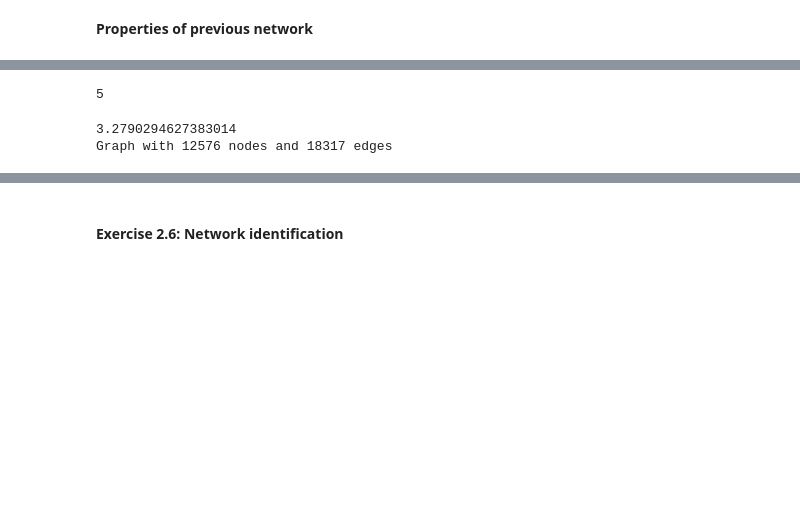
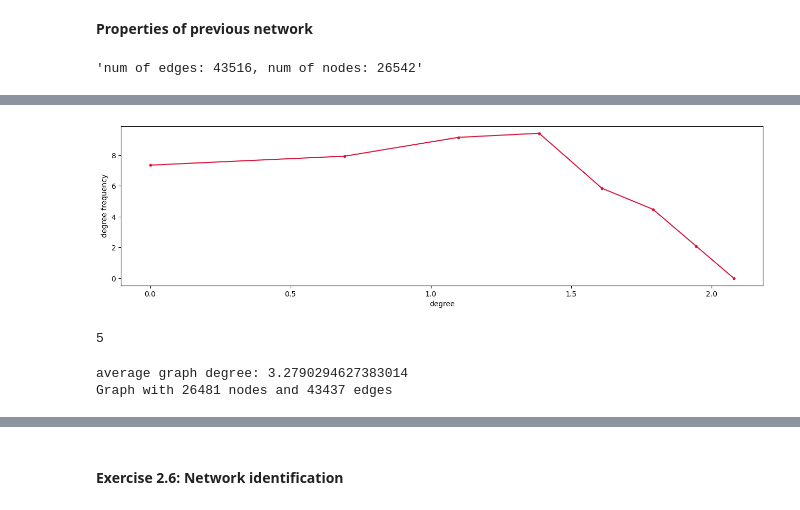
Before and after one commit to ewaMiazga/InternetAnalytics-2023, a Jupyter notebook: assignment/ix-lab2-notebook-part1.ipynb, the cells around one changed output, grey strips where cells are left out. Saved outputs shown, nothing was run; the diff lists cells and outputs as text; code cells hidden in the pictures; blank space fills up the shorter version.

Commit message:
Add yhe analyse of the second network

```diff
--- a/assignment/ix-lab2-notebook-part1.ipynb
+++ b/assignment/ix-lab2-notebook-part1.ipynb
@@ -210,6 +209,5 @@ reachable_r(r)
 # %% [markdown]
 #### Exercise 2.5: Network comparison
 # %%
-network2 = pd.read_csv('../data/network2.csv', comment = '#', header = None)
-network2.columns = ['fromNode', 'toNode']
+network2 = load_data('network2.csv', '#', None)
 network2.head()
@@ -217,11 +222,9 @@ network2.head()
 **Properties of previous network**
 # %%
 #create the graph of second network
-G2 = nx.Graph()
-G2 = nx.from_pandas_edgelist(network2, 'fromNode', 'toNode')
+G2 = create_graph(network2)
 # %%
 #calc num of edges and nodes in the graph
-num_edges = G2.number_of_edges()
-num_nodes = G2.number_of_nodes()
-print(num_edges)
-print(num_nodes)
+graph_info(G2)
+# %% [output]
+'num of edges: 43516, num of nodes: 26542'
@@ -242,0 +231,4 @@ ax.set_xlabel('degree')
+# %%
+# distribution of degrees in the network
+display_degree_freq(G2)
+# %% [output]
@@ -243,2 +236,3 @@ ax.set_xlabel('degree')
+[figure, added]
 # %%
 #draw the graph
@@ -249,21 +243,11 @@ print(nx.number_connected_components(G2))
 # %% [output]
 5
-# %%
-#find giant component and show its properties if it exists
-np_cnt = np.array(cnt)
-np_deg = np.array(deg)
-c = sum(np_cnt * np_deg) / len(G2)
-
-print(c)
-if c > 1:
-    Gcc = sorted(nx.connected_components(G), key=len, reverse=True)
-    G0 = G.subgraph(Gcc[0])
-    print(G0)
-else:
-    print("There is no giant component")
-# %% [output]
-3.2790294627383014
-Graph with 12576 nodes and 18317 edges
+# %%
+#find giant component and show its properties if it exists
+giant_component_info(G2)
+# %% [output]
+average graph degree: 3.2790294627383014
+Graph with 26481 nodes and 43437 edges
 # %%
 #analyse of short paths and in this context the small-world
 # %%
```
Also changed, not shown: parts of 16 cells of this notebook.
